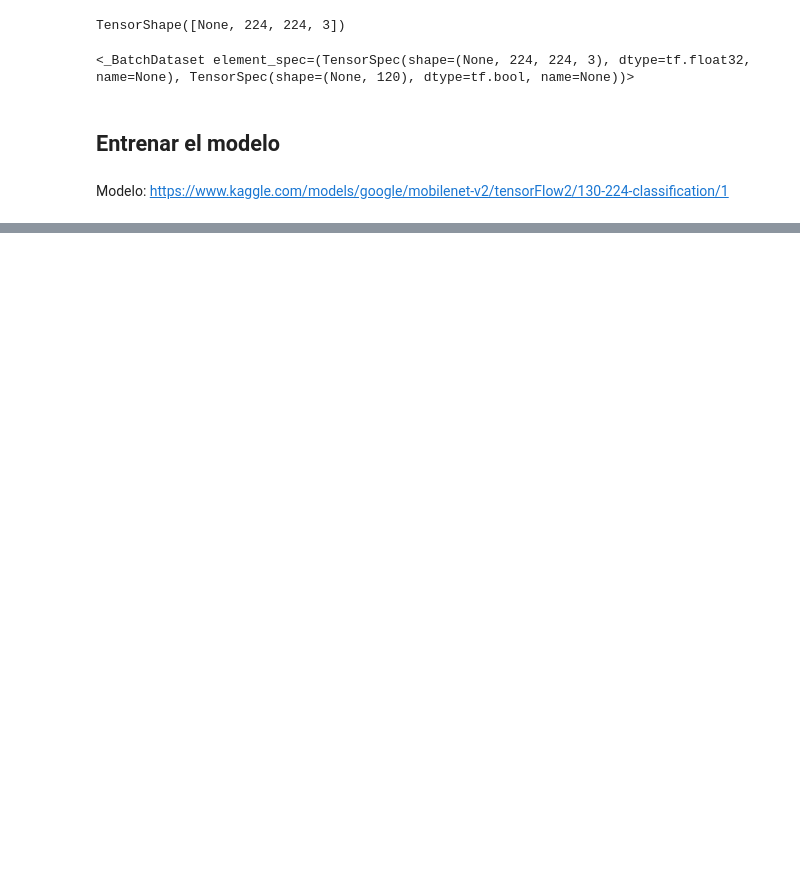
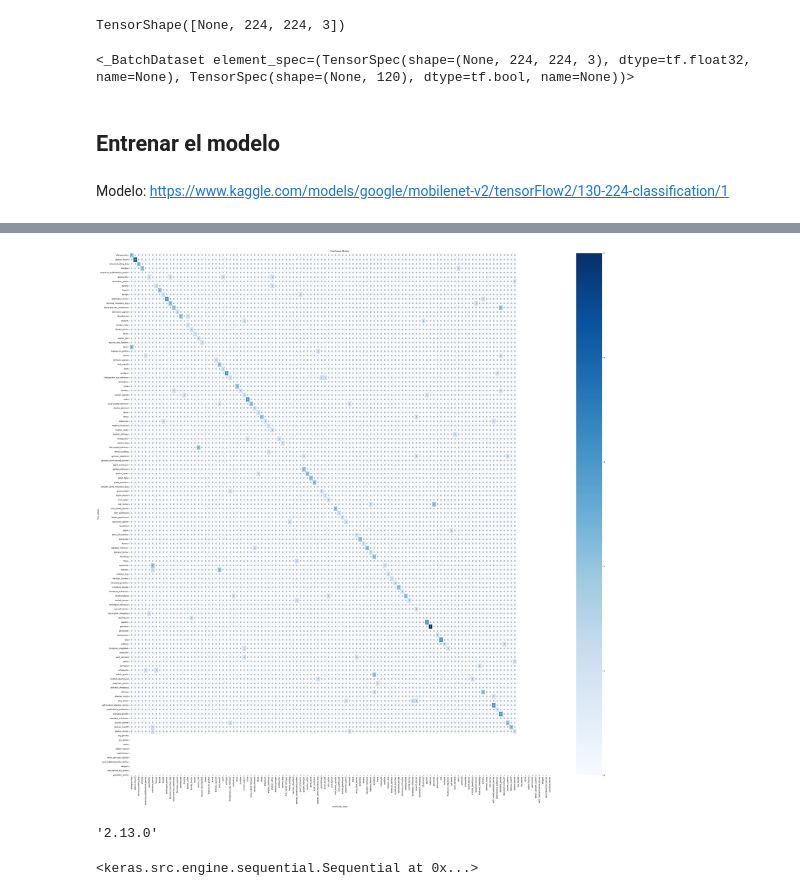
Before and after one commit to DanielCruzAr/TC3002B_M2, a Jupyter notebook: Actividad2_2.ipynb, the cells around one changed output, grey strips where cells are left out. Saved outputs shown, nothing was run; the diff lists cells and outputs as text; code cells hidden in the pictures; blank space fills up the shorter version.

Commit message:
confusion matrix

```diff
--- a/Actividad2_2.ipynb
+++ b/Actividad2_2.ipynb
@@ -444,0 +447,3 @@ history["val_accuracy"][-1]
+# %%
+y_preds = [np.argmax(pred) for pred in predictions]
+y_preds[:10]
@@ -444,0 +452,3 @@ history["val_accuracy"][-1]
+# %%
+y_true = np.argmax(y_val, axis=1)
+y_true[:10]
@@ -444,0 +457,7 @@ history["val_accuracy"][-1]
+# %%
+from sklearn.metrics import confusion_matrix
+
+# Create confusion matrix
+cm = confusion_matrix(y_true, y_preds)
+
+print(cm)
@@ -444,0 +472,25 @@ history["val_accuracy"][-1]
+# %%
+import seaborn as sns
+import matplotlib.pyplot as plt
+
+# Define class labels
+class_labels = unique_breeds
+
+# Plot confusion matrix
+plt.figure(figsize=(50, 50))
+sns.heatmap(cm, annot=True, fmt='d', cmap='Blues', xticklabels=class_labels, yticklabels=class_labels)
+plt.xlabel('Predicted Labels')
+plt.ylabel('True Labels')
+plt.title('Confusion Matrix')
+plt.show()
+# %% [output]
+[figure, added]
+# %%
+tf.version.VERSION
+# %% [output]
+'2.13.0'
+# %%
+tf.keras.models.load_model("models/model_prototype_v1.h5",
+                                    custom_objects={'KerasLayer': hub.KerasLayer})
+# %% [output]
+<keras.src.engine.sequential.Sequential at 0x...>
```
Also changed, not shown: parts of 13 cells of this notebook, 6 other files.
